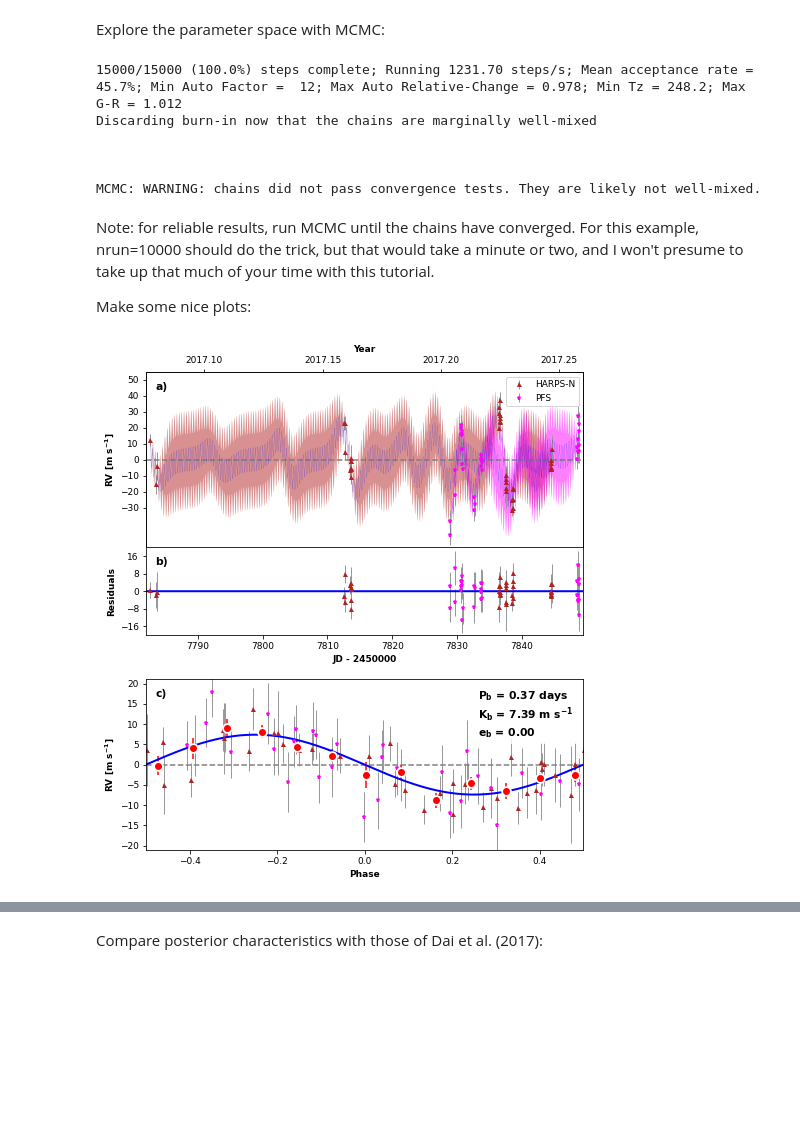
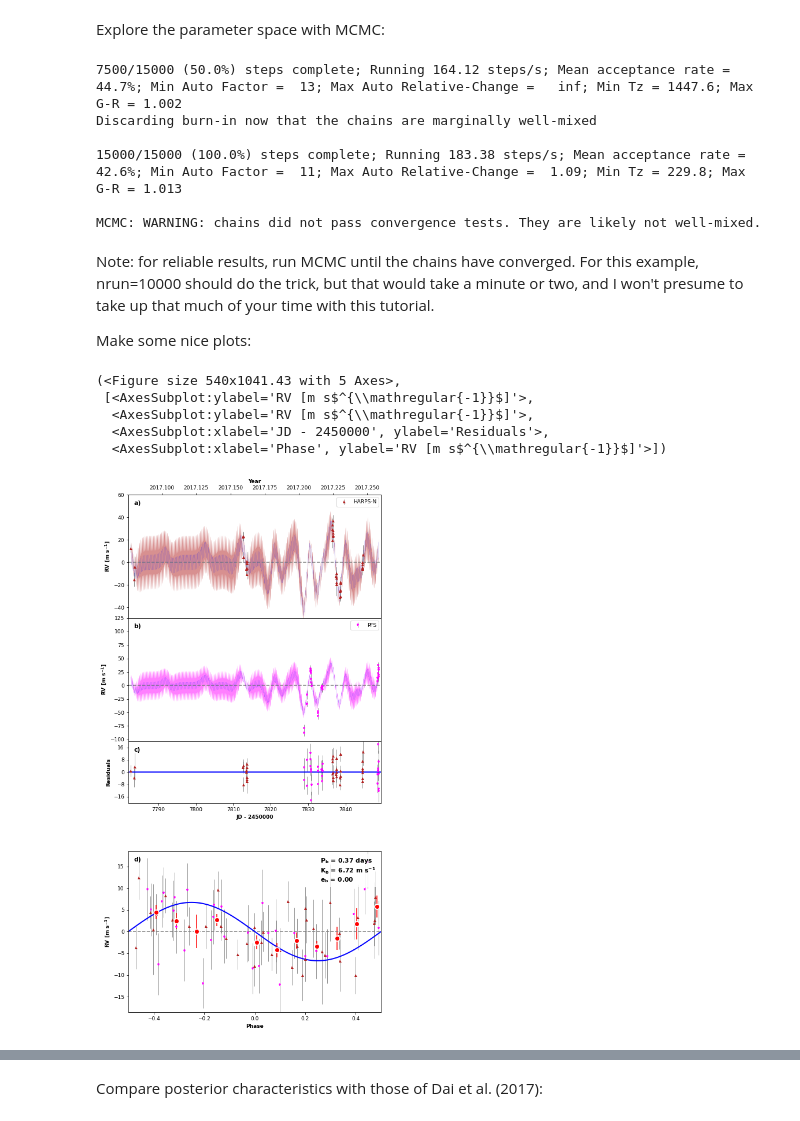
Before and after one commit to California-Planet-Search/radvel, a Jupyter notebook: docs/tutorials/GaussianProcess-tutorial.ipynb, the cells around one changed output, grey strips where cells are left out. Drawn from its saved outputs; the diff is of its cells as text; code cells hidden in the pictures; blank space fills up the shorter version.

```diff
--- a/docs/tutorials/GaussianProcess-tutorial.ipynb
+++ b/docs/tutorials/GaussianProcess-tutorial.ipynb
@@ -68,10 +61,10 @@ hnames = [
 # %% [markdown]
 Define some numbers (derived from photometry) that we will use in our priors on the GP hyperparameters:
 # %%
-gp_explength_mean = 9.5*np.sqrt(2.) # sqrt(2)*tau in Dai+ 2017 [days]
+gp_explength_mean = 9.5*np.sqrt(2.) # sqrt(2)*tau in Dai et al. (2017) [days]
 gp_explength_unc = 1.0*np.sqrt(2.)
-gp_perlength_mean = np.sqrt(1./(2.*3.32)) # sqrt(1/(2*gamma)) in Dai+ 2017
-gp_perlength_unc = 0.019
+gp_perlength_mean = np.sqrt(1./3.32) # sqrt(1/gamma) in Dai et al. (2017)
+gp_perlength_unc = np.abs(np.sqrt(1./(3.32 + .58)) - np.sqrt(1./(3.32 - .58)))
 gp_per_mean = 9.64 # T_bar in Dai+ 2017 [days]
 gp_per_unc = 0.12
 
@@ -135,5 +129,5 @@ Instantiate a `radvel.likelihood.CompositeLikelihood` object that has both GP li
 # %%
-gplike = radvel.likelihood.CompositeLikelihood(likes)
+gplike = radvel.likelihood.GPLikelihood(likes)
 # %% [markdown]
 Instantiate a `radvel.Posterior` object:
 # %%
@@ -144,7 +138,8 @@ Add in priors (see Dai et al. 2017 section 7.2):
 gppost.priors += [radvel.prior.Gaussian('per1', Porb, Porb_unc)]
 gppost.priors += [radvel.prior.Gaussian('tc1', Tc, Tc_unc)]
 gppost.priors += [radvel.prior.Jeffreys('k1', 0.01, 10.)] # min and max for Jeffrey's priors estimated by Sarah
-gppost.priors += [radvel.prior.Jeffreys('gp_amp', 0.01, 100.)]
+gppost.priors += [radvel.prior.Jeffreys('gp_amp_pfs', 0.01, 100.)]
+gppost.priors += [radvel.prior.Jeffreys('gp_amp_harps-n', 0.01, 100.)]
 gppost.priors += [radvel.prior.Jeffreys('jit_pfs', 0.01, 10.)]
 gppost.priors += [radvel.prior.Jeffreys('jit_harps-n', 0.01,10.)]
 gppost.priors += [radvel.prior.Gaussian('gp_explength', gp_explength_mean, gp_explength_unc)]
@@ -184,10 +179,10 @@ Explore the parameter space with MCMC:
 # %%
 chains = radvel.mcmc(gppost,nrun=100,ensembles=3,savename='rawchains.h5')
 # %% [output]
-15000/15000 (100.0%) steps complete; Running 1231.70 steps/s; Mean acceptance rate = 45.7%; Min Auto Factor =  12; Max Auto Relative-Change = 0.978; Min Tz = 248.2; Max G-R = 1.012
+7500/15000 (50.0%) steps complete; Running 164.12 steps/s; Mean acceptance rate = 44.7%; Min Auto Factor =  13; Max Auto Relative-Change =   inf; Min Tz = 1447.6; Max G-R = 1.002
 Discarding burn-in now that the chains are marginally well-mixed
 
-
+15000/15000 (100.0%) steps complete; Running 183.38 steps/s; Mean acceptance rate = 42.6%; Min Auto Factor =  11; Max Auto Relative-Change =  1.09; Min Tz = 229.8; Max G-R = 1.013
 
 MCMC: WARNING: chains did not pass convergence tests. They are likely not well-mixed.
 # %% [markdown]
@@ -197,14 +192,18 @@ Make some nice plots:
 # %%
 # try switching some of these (optional) keywords to "True" to see what they do!
 GPPlot = orbit_plots.GPMultipanelPlot(
     gppost,
     subtract_gp_mean_model=False,
-    plot_likelihoods_separately=False,
     subtract_orbit_model=False
 )
 GPPlot.plot_multipanel()
 # %% [output]
+(<Figure size 540x1041.43 with 5 Axes>,
+ [<AxesSubplot:ylabel='RV [m s$^{\\mathregular{-1}}$]'>,
+  <AxesSubplot:ylabel='RV [m s$^{\\mathregular{-1}}$]'>,
+  <AxesSubplot:xlabel='JD - 2450000', ylabel='Residuals'>,
+  <AxesSubplot:xlabel='Phase', ylabel='RV [m s$^{\\mathregular{-1}}$]'>])
-[figure, old version]
+[figure, new version]
 # %%
 Corner = mcmc_plots.CornerPlot(gppost, chains) # posterior distributions
 Corner.plot()
```
Also changed, not shown: parts of 14 cells of this notebook, 5 other files.
